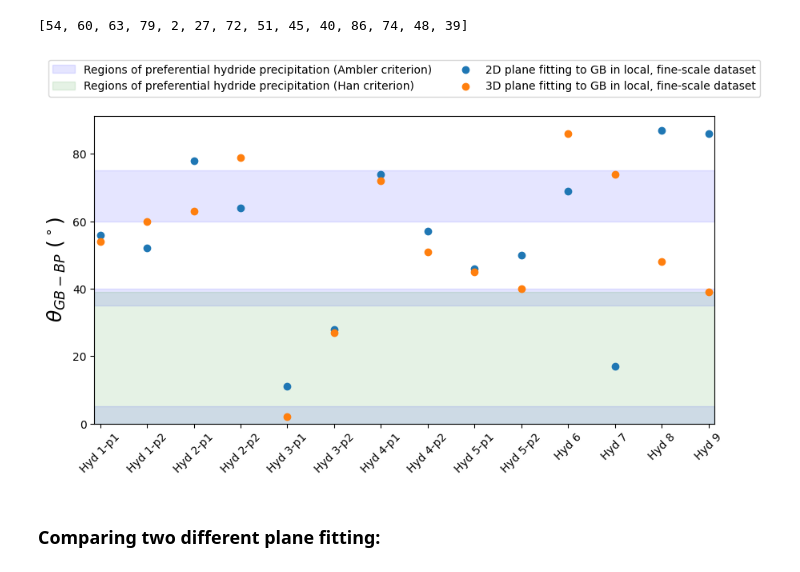
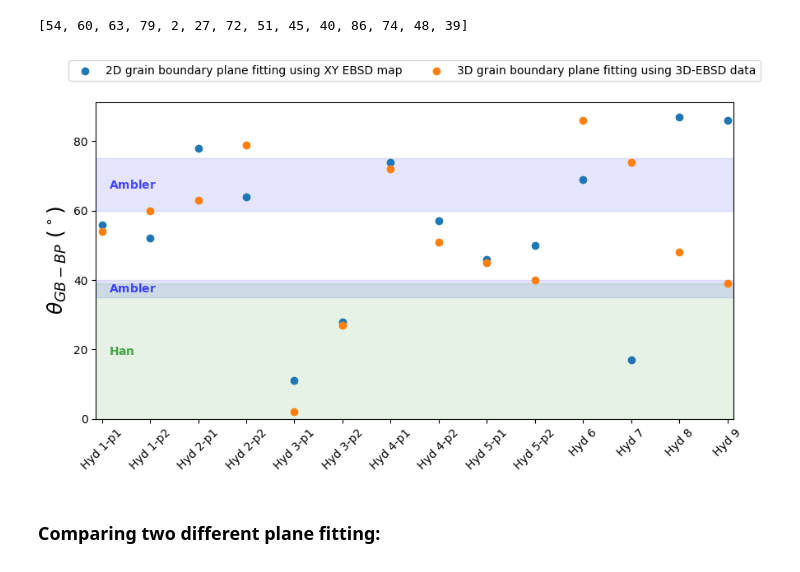
Before and after one commit to zr-midas/3D_characterisation_Zircaloy4, a Jupyter notebook: 3D_charaterisation/Basal_GB_angles/Basal_GB_angles_2D_vs_3D.ipynb, the cells around one changed output. Saved outputs shown, nothing was run; the diff lists cells and outputs as text; code cells hidden in the pictures.

```diff
--- a/3D_charaterisation/Basal_GB_angles/Basal_GB_angles_2D_vs_3D.ipynb
+++ b/3D_charaterisation/Basal_GB_angles/Basal_GB_angles_2D_vs_3D.ipynb
@@ -103,30 +103,38 @@ values3D
 [54, 60, 63, 79, 2, 27, 72, 51, 45, 40, 86, 74, 48, 39]
 # %%
 # Plotting the angles and comparing 2D vs 3D plane fitting for three hydrides:
-plt.figure(figsize=(10, 5))
+
+fig, ax = plt.subplots(figsize=(10, 5))
 
 # Ambler critetion:
-plt.axhspan(60, 75, color='blue', alpha=0.1, label='Regions of preferential hydride precipitation (Ambler criterion)')
-plt.axhspan(35, 40, color='blue', alpha=0.1)
-plt.axhspan(0, 5, color='blue', alpha=0.1)
+ax.axhspan(60,75, color='blue', alpha=0.1)
+ax.axhspan(35, 40, color='blue', alpha=0.1)
+#ax.axhspan(0, 5,   color='blue', alpha=0.1)
+
 
 # Han criterion:
-plt.axhspan(0, 39, color='green', alpha=0.1, label='Regions of preferential hydride precipitation (Han criterion)')
+ax.axhspan(0, 39,  color='green', alpha=0.1, label='_nolegend_')
 
-plt.scatter(labels, values2D, label="2D plane fitting to GB in local, fine-scale dataset")
-plt.scatter(labels, values3D, label="3D plane fitting to GB in local, fine-scale dataset")
+ax.scatter(labels, values2D, label="2D grain boundary plane fitting using XY EBSD map")
+ax.scatter(labels, values3D, label="3D grain boundary plane fitting using 3D-EBSD data")
 
-plt.ylabel(r'$\theta_{GB-BP}\ (^\circ)$', fontsize=18)
+ax.text(0.02, 67.5, r'$\mathbf{Ambler}$', transform=ax.get_yaxis_transform(), color='blue', alpha=0.7, va='center', ha='left')
+ax.text(0.02, 37.5, r'$\mathbf{Ambler}$', transform=ax.get_yaxis_transform(), color='blue', alpha=0.7, va='center', ha='left')
+#ax.text(0.02, 2.5, r'$\mathbf{Ambler}$', transform=ax.get_yaxis_transform(), color='blue', alpha=0.7, va='center', ha='left')
 
-plt.legend(loc='upper center', bbox_to_anchor=(0.5, 1.2), ncol=2)
-plt.margins(x=0.01)
+ax.text(0.02, 19.5, r'$\mathbf{Han}$', transform=ax.get_yaxis_transform(), color='green', alpha=0.7, va='center', ha='left')
 
-plt.ylim(bottom=0)
+ax.set_ylabel(r'$\theta_{GB-BP}\ (^\circ)$', fontsize=18)
+
+ax.legend(loc='upper center', bbox_to_anchor=(0.5, 1.15), ncol=2)
+ax.margins(x=0.01)
+
+ax.set_ylim(bottom=0)
 plt.xticks(rotation=45)
 
 plt.show()
 # %% [output]
-[figure, old version]
+[figure, new version]
 # %% [markdown]
 ### Comparing two different plane fitting:
 # %%
```
Also changed, not shown: parts of 5 cells of this notebook.
